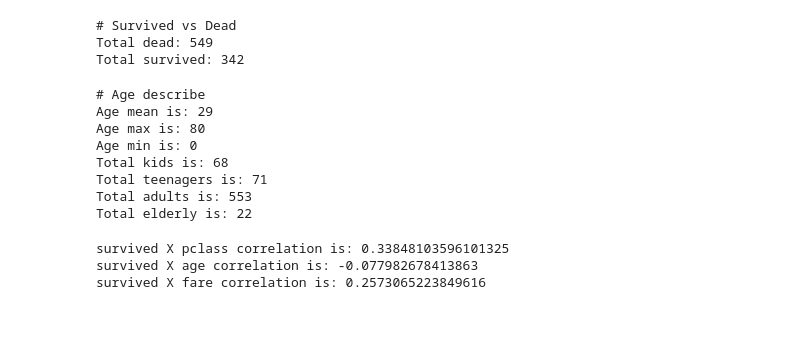
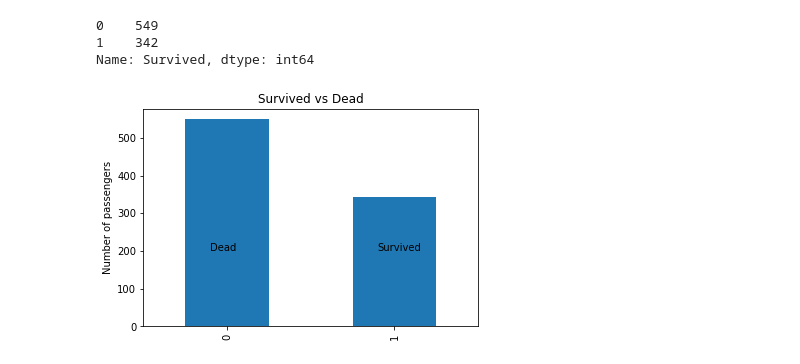
Before and after one commit to jonatasfreitasv/udacity_classrepo, a Jupyter notebook: Data_Analysis_Nanodegree/P2/final_project/Data_Analysis_P2_Final_Project.ipynb, the cells around one changed output. Drawn from its saved outputs; the diff is of its cells as text; code cells hidden in the pictures; blank space fills up the shorter version.

```diff
--- a/Data_Analysis_Nanodegree/P2/final_project/Data_Analysis_P2_Final_Project.ipynb
+++ b/Data_Analysis_Nanodegree/P2/final_project/Data_Analysis_P2_Final_Project.ipynb
@@ -85,52 +58,18 @@ def correlation(x, y):
-# %%
-# Survived vs Dead
-print('# Survived vs Dead')
-print('Total dead: %s' % len(dead))
-print('Total survived: %s' % len(survived))
-# %% [output]
-# Survived vs Dead
-Total dead: 549
-Total survived: 342
-# %%
-# Age describe
-print('# Age describe')
-age_mean = data['Age'].dropna().mean()
-age_max = data['Age'].dropna().max()
-age_min = data['Age'].dropna().min()
-
-print('Age mean is: %s' % int(age_mean))
-print('Age max is: %s' % int(age_max))
-print('Age min is: %s' % int(age_min))
-
-total_kids = count_age_range(0, 11)
-total_teenagers = count_age_range(12, 18)
-total_adults = count_age_range(19, 60)
-total_elderly = count_age_range(61, age_max)
-
-print('Total kids is: %s' % total_kids)
-print('Total teenagers is: %s' % total_teenagers)
-print('Total adults is: %s' % total_adults)
-print('Total elderly is: %s' % total_elderly)
-# %% [output]
-# Age describe
-Age mean is: 29
-Age max is: 80
-Age min is: 0
-Total kids is: 68
-Total teenagers is: 71
-Total adults is: 553
-Total elderly is: 22
-# %%
-# Survived Correlations
-survived_pclass = correlation(data['Survived'], data['Pclass'])
-survived_age = correlation(data['Survived'], data['Age'])
-survived_fare = correlation(data['Survived'], data['Fare'])
-survived_fare = correlation(data['Survived'], data['Fare'])
-
-print('survived X pclass correlation is: %s' % survived_pclass)
-print('survived X age correlation is: %s' % survived_age)
-print('survived X fare correlation is: %s' % survived_fare)
-# %% [output]
-survived X pclass correlation is: 0.33848103596101325
-survived X age correlation is: -0.077982678413863
-survived X fare correlation is: 0.2573065223849616
+# %%
+#### In this step, I go to show same important numbers and graph about passengers in this data.
+
+# Survived vs Dead, all data have survived information
+plt.title('Survived vs Dead')
+plt.ylabel('Number of passengers')
+plt.text(-0.1, 200,'Dead')
+plt.text(0.9, 200,'Survived')
+
+data.Survived.value_counts().plot.bar()
+print(data.Survived.value_counts())
+
+plt.show()
+# %% [output]
+0    549
+1    342
+Name: Survived, dtype: int64
+[figure, added]
```
Also changed, not shown: parts of 18 cells of this notebook, 1 other file.
